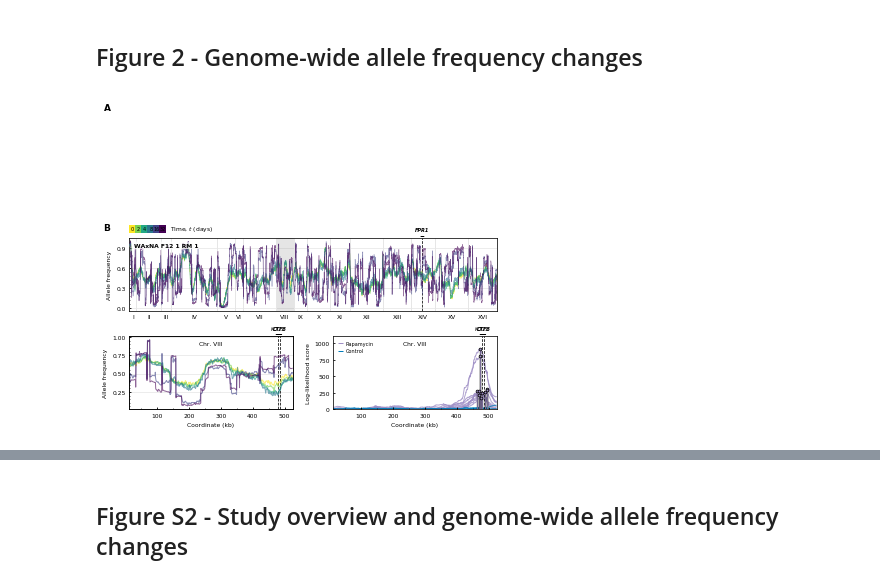
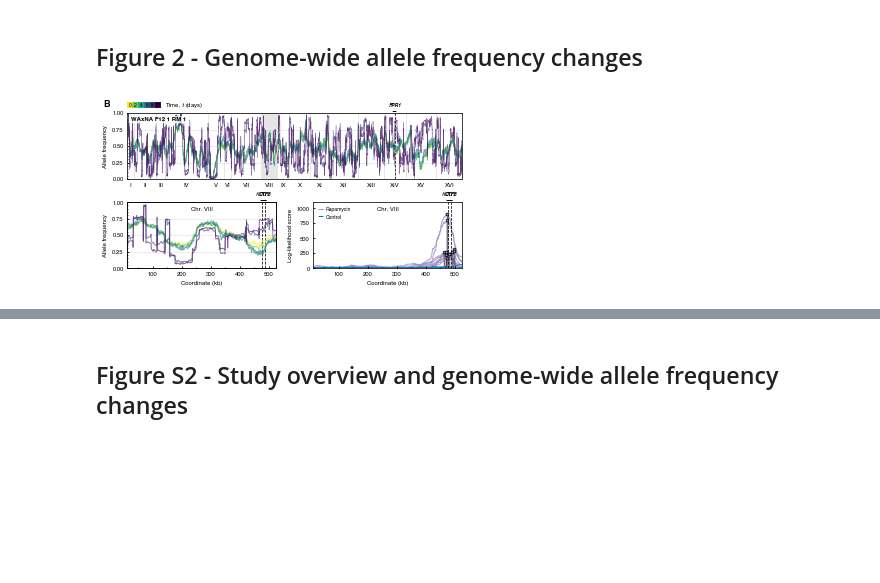
Before and after one commit to ivazquez/clonal-heterogeneity, a Jupyter notebook: src/figure2.ipynb, the cells around one changed output, grey strips where cells are left out. Cells and saved outputs as stored; diff of their text form; code cells hidden in the pictures; blank space fills up the shorter version.

Commit message:
Renumbered figures

```diff
--- a/src/figure2.ipynb
+++ b/src/figure2.ipynb
@@ -124,9 +71,11 @@ seq_mut_df['genotype'] = seq_mut_df['genotype'].map({'0/0': 0, '0/1': 1, '1/0':
 
 seq_mut_df['type'] = 'de novo'
 
-seq_mut_df = pd.pivot_table(seq_mut_df,
-                           index=['selection','population'],
-                           columns=['chr_arabic','chr_roman','pos','gene'])['frequency']
+seq_mut_df = pd.pivot_table(
+    seq_mut_df,
+    index=['selection','population'],
+    columns=['chr_arabic','chr_roman','pos','gene']
+)['frequency']
 
 seq_mut_df.head()
 # %% [output]
@@ -148,18 +88,8 @@ fig = plt.figure(figsize=(6, 5))
 grid = gridspec.GridSpec(3, 1, height_ratios=[1.5,1,1], hspace=0.3)
 
 gs = {}
-gs['schematic'] = gridspec.GridSpecFromSubplotSpec(1, 3, width_ratios=[1,1,2], subplot_spec=grid[0])
 gs['RM'] = gridspec.GridSpecFromSubplotSpec(1, 1, subplot_spec=grid[1])
 gs['RM_zoom'] = gridspec.GridSpecFromSubplotSpec(1, 2, subplot_spec=grid[2], wspace=0.25)
-
-### top panel ###
-ax0 = plt.subplot(gs['schematic'][0])
-
-ax0.text(-0.225, 1.0, 'A', transform=ax0.transAxes,
-         fontsize=9, fontweight='bold', va='top', ha='right')
-
-ax0.axis('off')
-ax0.patch.set_visible(False)
 
 ### genome-wide allele frequency changes (top panel) ###
 e = 'RM'
@@ -172,10 +102,12 @@ ax1.text(-0.0525, 1.2, 'B', transform=ax1.transAxes,
 pdf = freq_df.ix[(e,p)].T
 
 colors = [config.time['color'][k] for k in pdf.columns.get_level_values('time')]
-pdf.reset_index().plot(ax=ax1, kind='line',
-                       x='pos', y=[0,2,4,8,16,32],
-                       color=colors, alpha=0.6, lw=0.45,
-                       legend=False, rasterized=True, zorder=3)
+pdf.reset_index().plot(
+    ax=ax1, kind='line',
+    x='pos', y=[0,2,4,8,16,32],
+    color=colors, alpha=0.6, lw=0.45,
+    legend=False, rasterized=False, zorder=3
+)
 
 ax1.set_xlabel('')
 ax1.set_ylabel('Allele frequency')
@@ -204,11 +136,16 @@ ax1.annotate(p.replace('_',' '),
              color='k', ha='left', va='center',
              xytext=(-5,0), textcoords='offset points',
              bbox=(dict(facecolor='white', edgecolor='none',
-                        alpha=0.75, boxstyle='round,pad=.2', rasterized=True)))
+                        alpha=0.75, boxstyle='round,pad=.2', rasterized=False)))
 
 ax1.tick_params(axis='x', which='major', size=0, labelsize=6)
 ax1.tick_params(axis='y', which='major', size=2, labelsize=6)
 ax1.tick_params(axis='both', which='minor', size=1, labelsize=4)
+
+ax1.set_ylim(0, 1)
+ax1.yaxis.set_major_locator(ticker.MaxNLocator(nbins=4))
+ax1.yaxis.set_minor_locator(ticker.MaxNLocator(nbins=20))
+ax1.yaxis.set_ticks_position('left')
 
 # show de novo mutations
 sdn = seq_mut_df.ix[e,p].dropna(how='all')
@@ -225,10 +162,10 @@ for gene, (x, y) in zip(labels, loc):
                        annotation_clip=False, va='bottom', ha='center')
 
 # legend
-cax = inset_axes(ax1, width='10%', height='10%', loc=3,
-                 bbox_to_anchor=(0, 1.075, 1, 1),
-                 bbox_transform=ax1.transAxes,
-                 borderpad=0)
+cax = inset_axes(
+    ax1, width='10%', height='10%', loc=3,
+    bbox_to_anchor=(0, 1.075, 1, 1), bbox_transform=ax1.transAxes, borderpad=0
+)
 mappable = plot.colorbar_index(ncolors=6, cmap=plt.cm.viridis_r)
 cbar = plt.colorbar(mappable, cax=cax, orientation='horizontal')
 cbar.ax.get_xaxis().set_ticks([])
@@ -251,19 +188,22 @@ ax2_zoom.set_xlim(xmin, xmax)
 ax2_zoom.set_xticks([])
 ax2_zoom.set_xticklabels([])
 
-plot.zoom_effect(ax1, ax2_zoom, xmin, xmax, edgecolor='none', facecolor='gray', rasterized=True)#, edgewidth=5)
+plot.zoom_effect(ax1, ax2_zoom, xmin, xmax, edgecolor='none', facecolor='gray', rasterized=False)#, edgewidth=5)
 
 freq = freq_df.loc[(e,p),8].T
 
 colors = [config.time['color'][k] for k in freq.columns.get_level_values('time')]
-freq.reset_index().plot(ax=ax2, kind='line',
-                        x='site', y=[0,2,4,8,16,32],
-                        color=colors, alpha=0.6, lw=1,
-                        legend=False, rasterized=True)
+freq.reset_index().plot(
+    ax=ax2, kind='line',
+    x='site', y=[0,2,4,8,16,32],
+    color=colors, alpha=0.6, lw=1,
+    legend=False, rasterized=False
+)
 
 ax2.set_xlabel('Coordinate (kb)')
 ax2.set_ylabel('Allele frequency')
 
+ax2.set_ylim(0, 1)
 ax2.xaxis.set_major_locator(ticker.MaxNLocator(nbins=6))
 ax2.xaxis.set_minor_locator(ticker.MaxNLocator(nbins=12))
 ax2.yaxis.set_major_locator(ticker.MaxNLocator(nbins=4))
@@ -286,10 +226,12 @@ ax3 = plt.subplot(gs['RM_zoom'][1], sharex=ax2)
 # slice chr. VIII at 30 kb resolution
 llh = seq_qtl_df.loc[8,30]
 colors = [config.selection['color'][e] for e in llh.columns.get_level_values('selection')]
-llh.reset_index().plot(ax=ax3, kind='line',
-                       x='site', y=['RM','YPD'],
-                       color=colors, alpha=0.8, lw=1,
-                       legend=False, rasterized=True, zorder=0)
+llh.reset_index().plot(
+    ax=ax3, kind='line',
+    x='site', y=['RM','YPD'],
+    color=colors, alpha=0.8, lw=1,
+    legend=False, rasterized=False, zorder=0
+)
 
 scores = seq_scores_df[30]['RM'].dropna()
 markerline, stemlines, baseline = ax3.stem(scores.index.get_level_values('site'), scores.values)
@@ -335,33 +277,33 @@ leg3 = ax3.legend([RM_artist,YPD_artist],
 plt.setp(leg3.get_title(), fontsize=6)
 
 ax3.annotate('Chr. VIII',
              xy=(0.5, 0.9), xycoords=ax3.transAxes, fontsize=6,
              color='k', ha='center', va='center')
 
 for ax in [ax2,ax3]:
 
     ax.tick_params(axis='both', which='major', size=2, labelsize=6)
     ax.tick_params(axis='both', which='minor', size=1, labelsize=4)
 
     for gene in annotation:
         x = annotation[gene]['start'] + (annotation[gene]['end'] - annotation[gene]['start'])/2
         y = 1.025
         ax.axvline(x=x, c='k', ls="--", lw=.75, zorder=1)
         ann = ax.annotate(gene, xy=(x, y), xycoords=('data', 'axes fraction'),
                           xytext=(0, 4), textcoords='offset points',
                           arrowprops=dict(arrowstyle='wedge,tail_width=0.7', color='black'),
                           fontsize=5, style='italic', weight=('bold' if gene=='CTF8' else 'normal'),
                           annotation_clip=False, va='bottom', ha='center')
 
 for ax in fig.get_axes():
     ax.xaxis.label.set_size(6)
     ax.yaxis.label.set_size(6)
 
     for sp in ax.spines.values():
         sp.set(color='k', linewidth=0.75, linestyle='-')
 
-plot.save_figure(dir_paper+'figures/figure1/figure1')
+plot.save_figure(dir_paper+'figures/figure2/figure2')
 plt.show()
 # %% [output]
-[figure, old version]
+[figure, new version]
 # %% [markdown]
```
Also changed, not shown: parts of 9 cells of this notebook, 1 other file.
